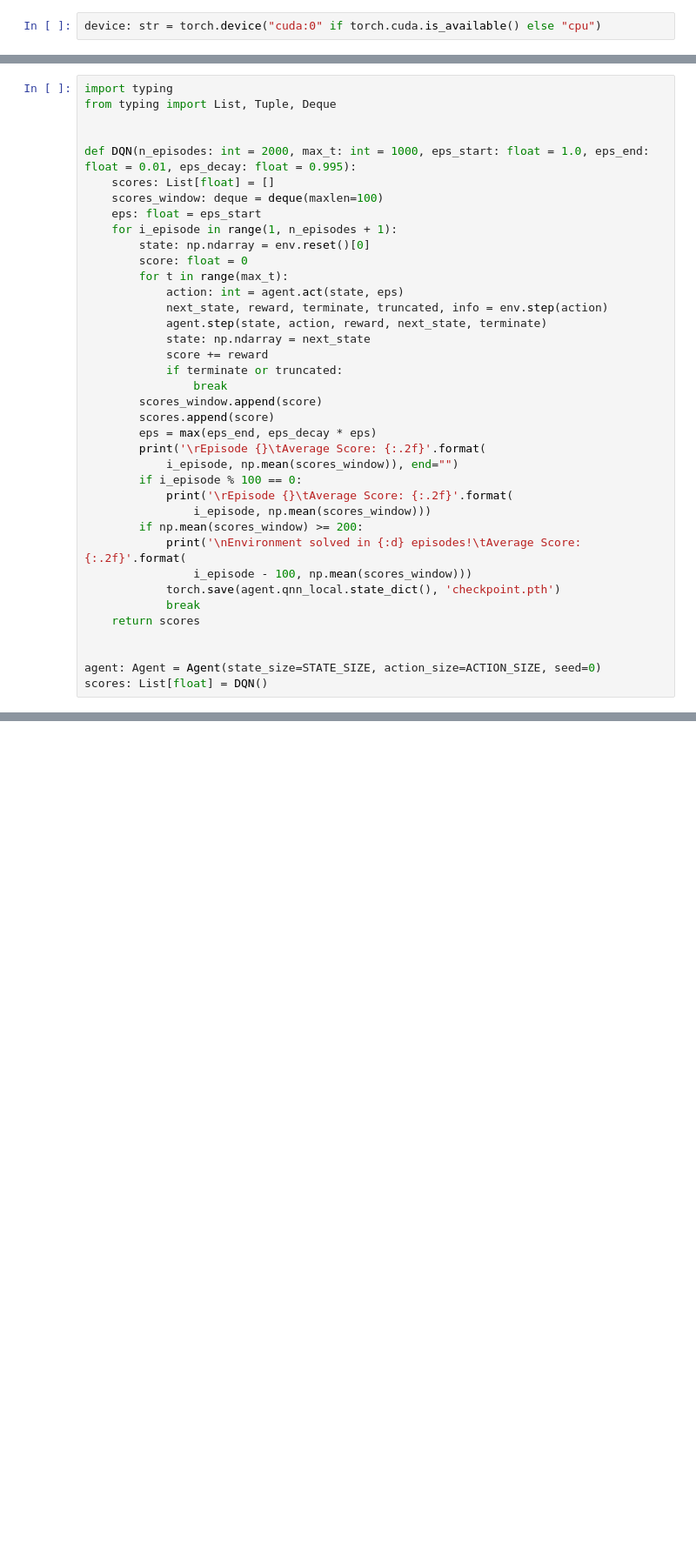
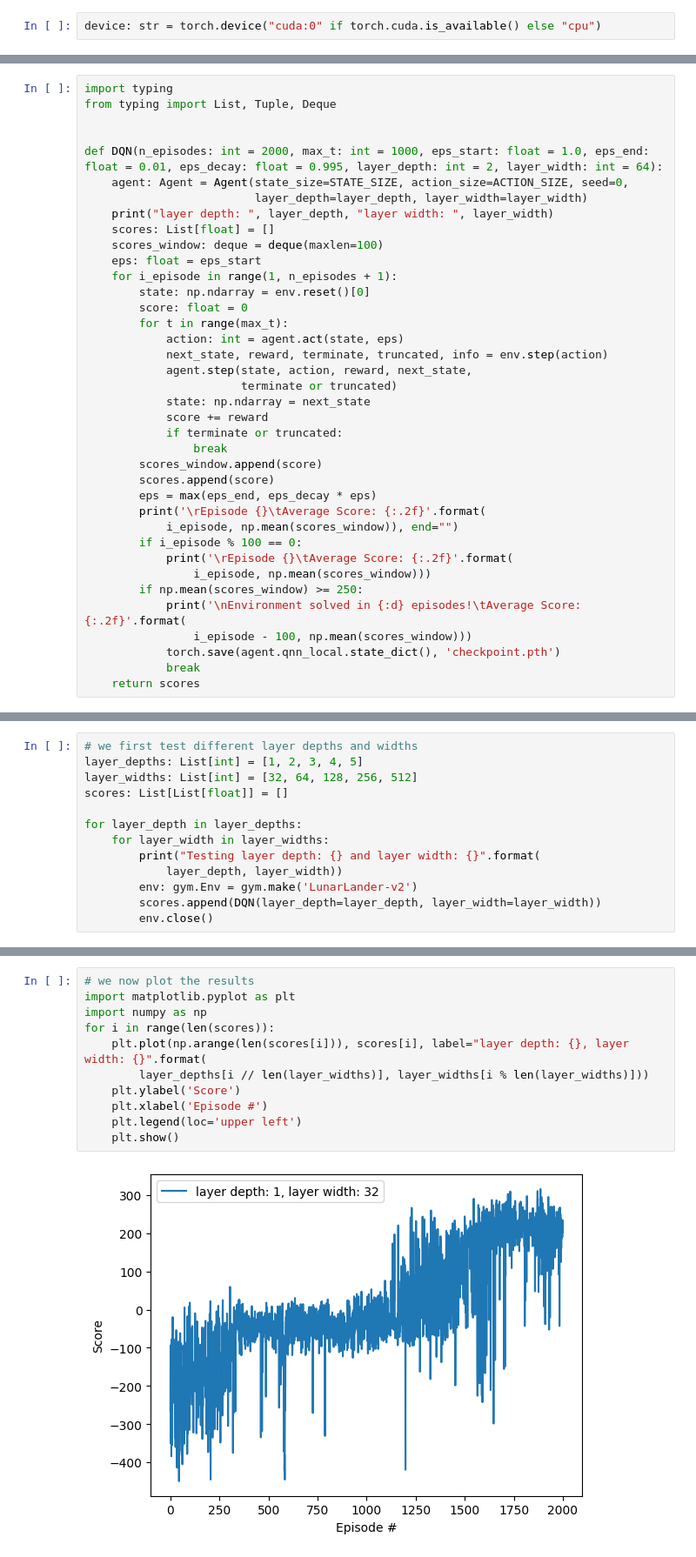
Before and after one commit to noordahx/RL-Lunar-Lander, a Jupyter notebook: hw3.ipynb, the cells around one changed output, grey strips where cells are left out. Shown at 87% size. Saved outputs shown, nothing was run; the diff lists cells and outputs as text; blank space fills up the shorter version.

```diff
--- a/hw3.ipynb
+++ b/hw3.ipynb
@@ -122,7 +132,10 @@ import typing
 from typing import List, Tuple, Deque
 
 
-def DQN(n_episodes: int = 2000, max_t: int = 1000, eps_start: float = 1.0, eps_end: float = 0.01, eps_decay: float = 0.995):
+def DQN(n_episodes: int = 2000, max_t: int = 1000, eps_start: float = 1.0, eps_end: float = 0.01, eps_decay: float = 0.995, layer_depth: int = 2, layer_width: int = 64):
+    agent: Agent = Agent(state_size=STATE_SIZE, action_size=ACTION_SIZE, seed=0,
+                         layer_depth=layer_depth, layer_width=layer_width)
+    print("layer depth: ", layer_depth, "layer width: ", layer_width)
     scores: List[float] = []
     scores_window: deque = deque(maxlen=100)
     eps: float = eps_start
@@ -132,7 +145,8 @@ def DQN(n_episodes: int = 2000, max_t: int = 1000, eps_start: float = 1.0, eps_e
         for t in range(max_t):
             action: int = agent.act(state, eps)
             next_state, reward, terminate, truncated, info = env.step(action)
-            agent.step(state, action, reward, next_state, terminate)
+            agent.step(state, action, reward, next_state,
+                       terminate or truncated)
             state: np.ndarray = next_state
             score += reward
             if terminate or truncated:
@@ -145,13 +159,9 @@ def DQN(n_episodes: int = 2000, max_t: int = 1000, eps_start: float = 1.0, eps_e
         if i_episode % 100 == 0:
             print('\rEpisode {}\tAverage Score: {:.2f}'.format(
                 i_episode, np.mean(scores_window)))
-        if np.mean(scores_window) >= 200:
+        if np.mean(scores_window) >= 250:
             print('\nEnvironment solved in {:d} episodes!\tAverage Score: {:.2f}'.format(
                 i_episode - 100, np.mean(scores_window)))
             torch.save(agent.qnn_local.state_dict(), 'checkpoint.pth')
             break
     return scores
-
-
-agent: Agent = Agent(state_size=STATE_SIZE, action_size=ACTION_SIZE, seed=0)
-scores: List[float] = DQN()
@@ -161,0 +168,13 @@ Episode 287     Average Score: -21.309
+# %%
+# we first test different layer depths and widths
+layer_depths: List[int] = [1, 2, 3, 4, 5]
+layer_widths: List[int] = [32, 64, 128, 256, 512]
+scores: List[List[float]] = []
+
+for layer_depth in layer_depths:
+    for layer_width in layer_widths:
+        print("Testing layer depth: {} and layer width: {}".format(
+            layer_depth, layer_width))
+        env: gym.Env = gym.make('LunarLander-v2')
+        scores.append(DQN(layer_depth=layer_depth, layer_width=layer_width))
+        env.close()
@@ -161,0 +202,13 @@ Episode 287     Average Score: -21.309
+# %%
+# we now plot the results
+import matplotlib.pyplot as plt
+import numpy as np
+for i in range(len(scores)):
+    plt.plot(np.arange(len(scores[i])), scores[i], label="layer depth: {}, layer width: {}".format(
+        layer_depths[i // len(layer_widths)], layer_widths[i % len(layer_widths)]))
+    plt.ylabel('Score')
+    plt.xlabel('Episode #')
+    plt.legend(loc='upper left')
+    plt.show()
+# %% [output]
+[figure, added]
```
Also changed, not shown: parts of 9 cells of this notebook, 1 other file.
